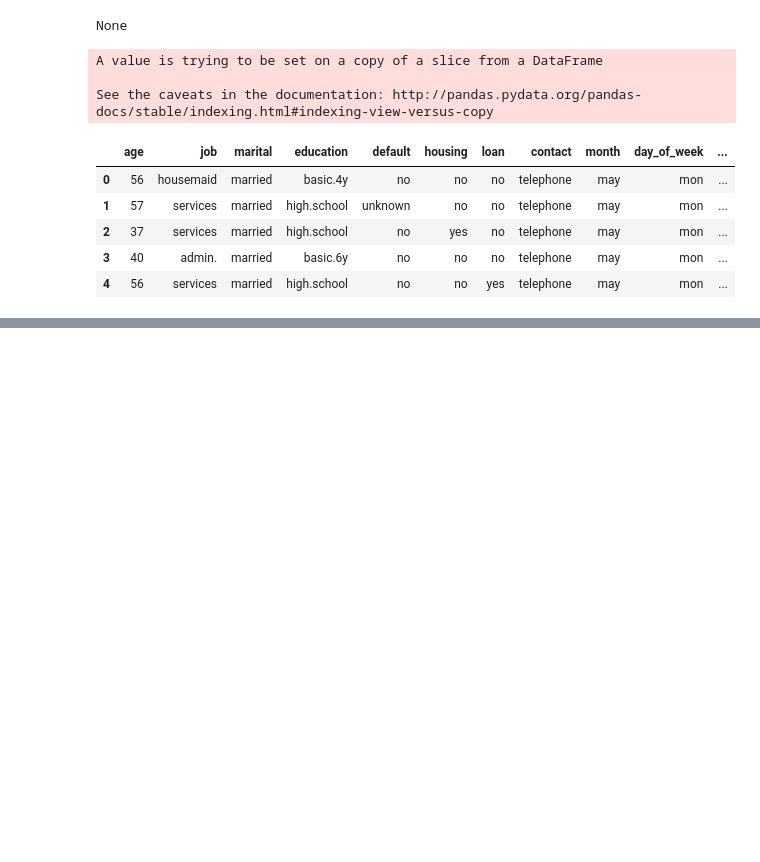
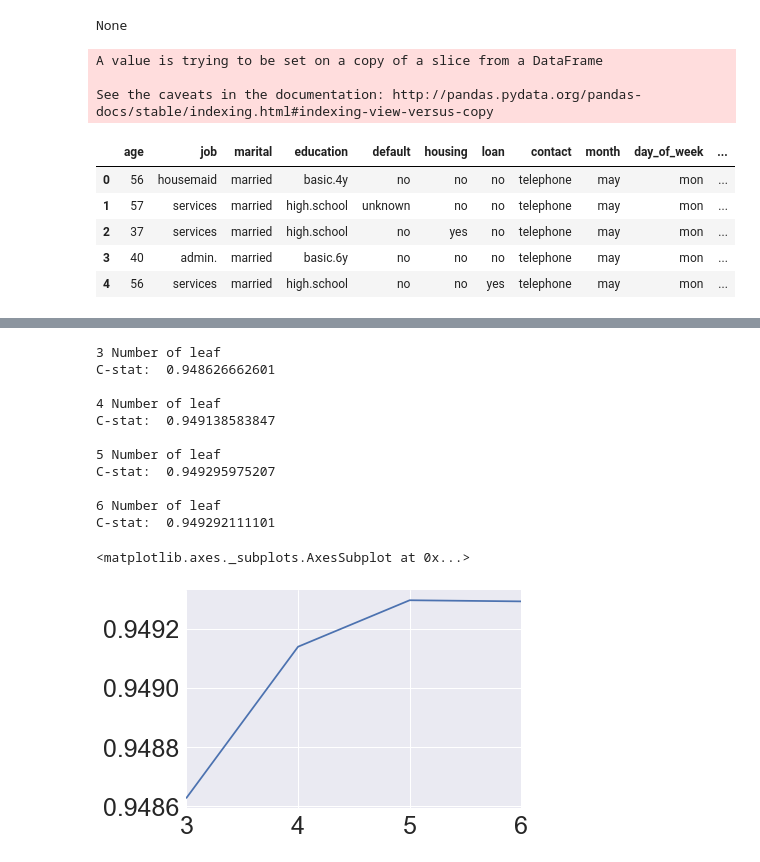
Before and after one commit to karaningle/direct_marketing, a Jupyter notebook: Direct-Marketing.ipynb, the cells around one changed output, grey strips where cells are left out. Cells and saved outputs as stored; diff of their text form; code cells hidden in the pictures; blank space fills up the shorter version.

```diff
--- a/Direct-Marketing.ipynb
+++ b/Direct-Marketing.ipynb
@@ -213,0 +285,15 @@ Series([], Name: pdays, dtype: int64)
+# %%
+#Testing the best max number of features for the model
+result = []
+max_features = ['auto', None, 'sqrt', 'log2', 0.9, 0.2]
+
+for features in max_features:
+    model = RandomForestRegressor(1000, oob_score=True, n_jobs=-1, random_state=42, max_features=features)
+    model.fit(X_train,y_train)
+    print max_features, "Number of features"
+    roc = roc_auc_score(y_train, model.oob_prediction_)
+    print "C-stat: ", roc
+    result.append(roc)
+    print " "
+
+pd.Series(result, n_est_list).plot()
@@ -213,0 +319,29 @@ Series([], Name: pdays, dtype: int64)
+# %%
+#Testing the best max number of features for the model
+result = []
+min_leaf = [3,4,5,6]
+
+for leaf in min_leaf:
+    model = RandomForestRegressor(1000, oob_score=True, n_jobs=-1, random_state=42, max_features=0.2, min_samples_leaf=leaf)
+    model.fit(X_train,y_train)
+    print leaf, "Number of leaf"
+    roc = roc_auc_score(y_train, model.oob_prediction_)
+    print "C-stat: ", roc
+    result.append(roc)
+    print " "
+
+pd.Series(result, min_leaf).plot()
+# %% [output]
+3 Number of leaf
+C-stat:  0.948626662601
+
+4 Number of leaf
+C-stat:  0.949138583847
+
+5 Number of leaf
+C-stat:  0.949295975207
+
+6 Number of leaf
+C-stat:  0.949292111101
+<matplotlib.axes._subplots.AxesSubplot at 0x...>
+[figure, added]
```
Also changed, not shown: parts of 16 cells of this notebook.
